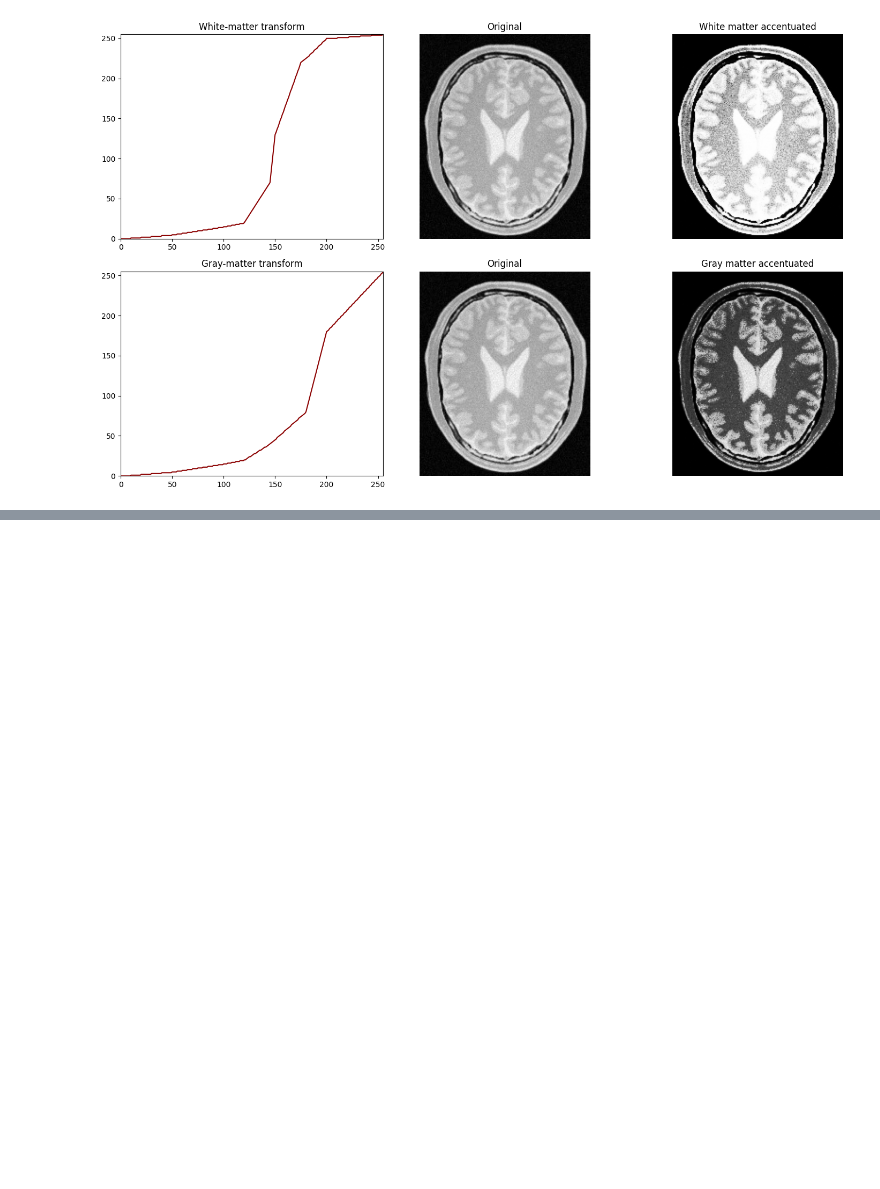
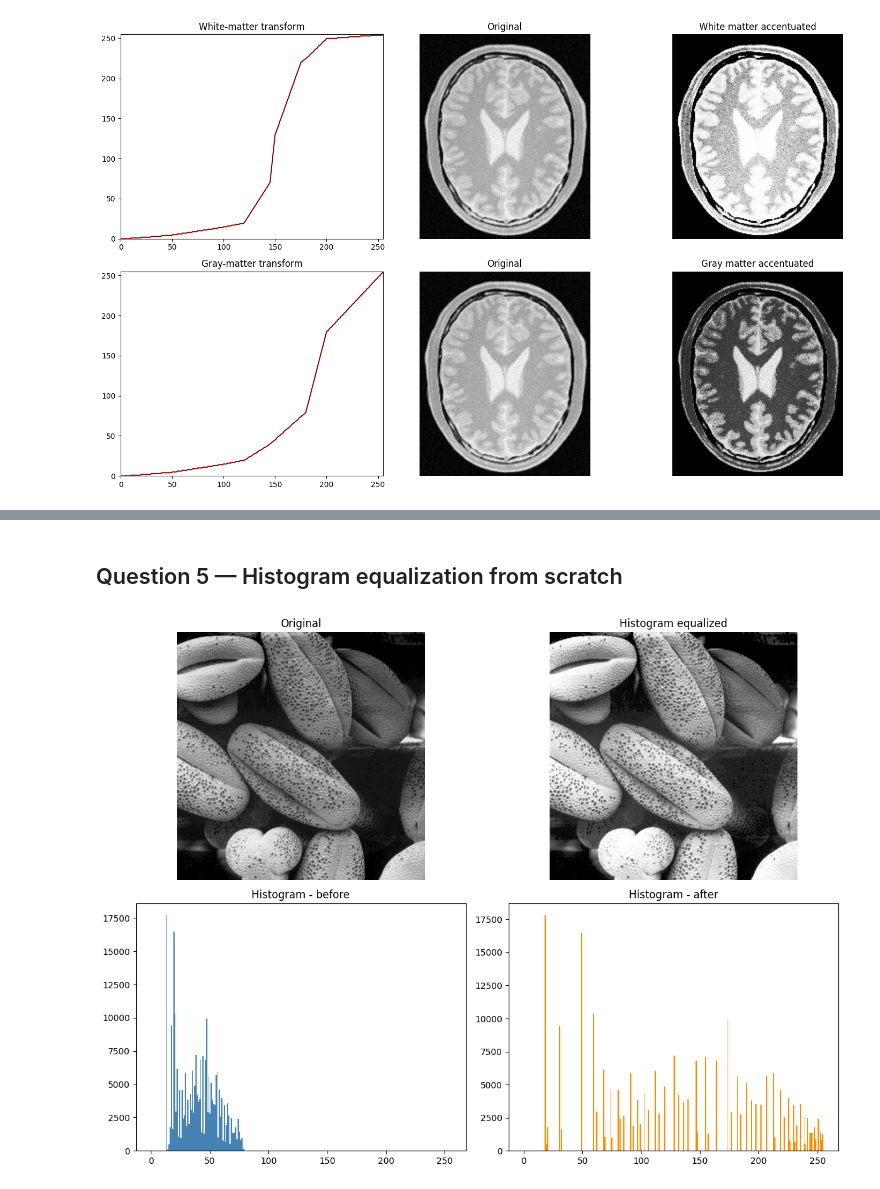
Before and after one commit to Gimadikaram/EN3160-Image-Processing-Assignment-1, a Jupyter notebook: assignment1.ipynb, the cells around one changed output, grey strips where cells are left out. Saved outputs shown, nothing was run; the diff lists cells and outputs as text; code cells hidden in the pictures; blank space fills up the shorter version.

```diff
--- a/assignment1.ipynb
+++ b/assignment1.ipynb
@@ -109,0 +188,22 @@ Smooth Ramps: Uses gradual transitions on either side of target bands to avoid h
+# %% [markdown]
+## Question 5 — Histogram equalization from scratch
+# %%
+def histogram_equalize(im):
+    """im: single-channel uint8 image. Returns (equalized_image, hist, cdf_lut)."""
+    hist, _ = np.histogram(im.ravel(), bins=256, range=(0, 256))
+    cdf = hist.cumsum()
+    cdf_lut = np.round((cdf - cdf.min()) * 255.0 / (cdf.max() - cdf.min())).astype(np.uint8)
+    equalized = cdf_lut[im]
+    return equalized, hist, cdf_lut
+# %%
+img5 = cv2.imread(IMG_DIR + "q5.tif", cv2.IMREAD_GRAYSCALE)
+img5_eq, hist5, lut5 = histogram_equalize(img5)
+
+fig, axes = plt.subplots(2, 2, figsize=(12, 9))
+axes[0, 0].imshow(img5, cmap='gray'); axes[0, 0].set_title("Original"); axes[0, 0].axis('off')
+axes[0, 1].imshow(img5_eq, cmap='gray'); axes[0, 1].set_title("Histogram equalized"); axes[0, 1].axis('off')
+axes[1, 0].hist(img5.ravel(), bins=256, range=(0, 255), color='steelblue'); axes[1, 0].set_title("Histogram - before")
+axes[1, 1].hist(img5_eq.ravel(), bins=256, range=(0, 255), color='darkorange'); axes[1, 1].set_title("Histogram - after")
+plt.tight_layout(); plt.show()
+# %% [output]
+[figure, added]
```
Also changed, not shown: parts of 16 cells of this notebook, 3 other files.
